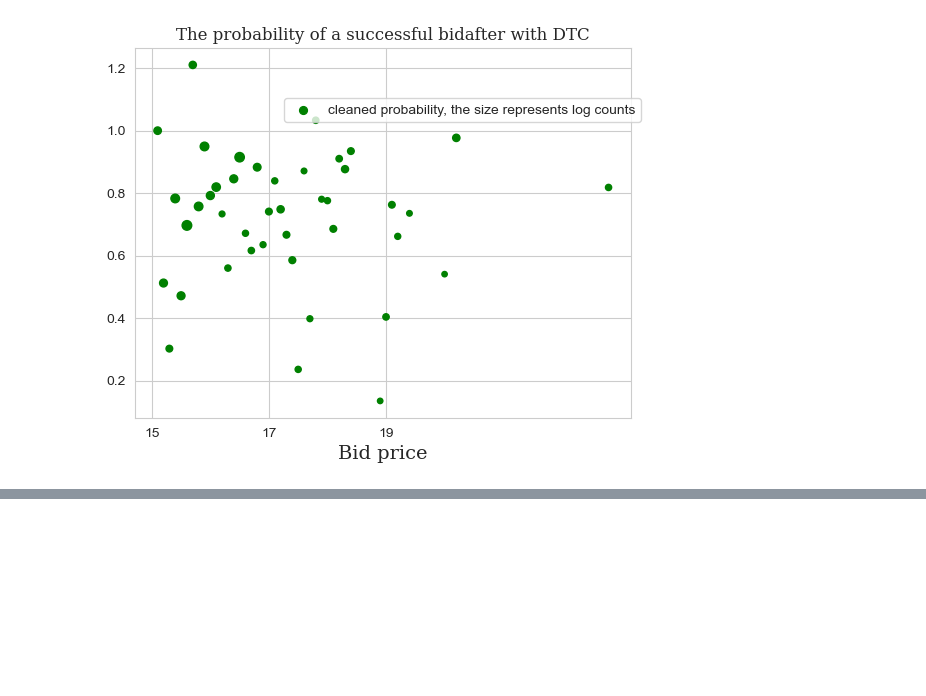
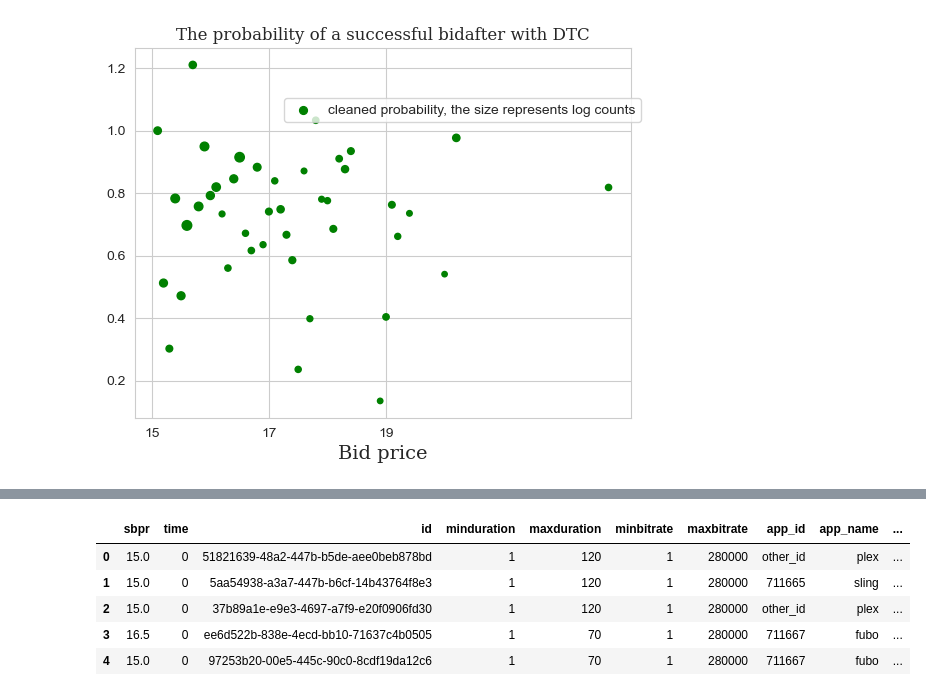
Before and after one commit to ltevlin/Origin, a Jupyter notebook: Presentation_15.ipynb, the cells around one changed output, grey strips where cells are left out. Saved outputs shown, nothing was run; the diff lists cells and outputs as text; code cells hidden in the pictures; blank space fills up the shorter version.

Commit message:
refactored wrapper introducing two functions clean_field and reduce_field, removed a bug; removed all code that has been replaced by the new wrapper

```diff
--- a/Presentation_15.ipynb
+++ b/Presentation_15.ipynb
@@ -938,2 +692,0 @@ def cleanup_model(row):
-# %%
-df_15_YN.device_model = df_15_YN.device_model.apply(cleanup_model)
@@ -1016,2 +730,0 @@ def reduce_reg_name(row,labels_name):
-# %%
-df_15_YN.geo_region = df_15_YN.geo_region.apply(reduce_reg_name, args= (regions_name,))
@@ -1055,2 +748,0 @@ def reduce_metro(row, labels_metro):
-# %%
-df_15_YN.geo_metro = df_15_YN.geo_metro.apply(reduce_metro, args=(labels_metro,))
@@ -1533,0 +1146,5 @@ def clean_all_features(df_15_YN = df_15_YN, app_id_thresh = 0.05, app_name_thres
+# %%
+bdid_set = set(om_clean_0409[om_clean_0409.sflr == 15.0].bdid)
+df_e0409_15 = pd.read_pickle("bres_0409_15_clean")
+df_e0409_15['data'] = df_e0409_15.apply(lambda row: row.id in bdid_set, axis=1)
+df_e0409_15.head()
@@ -1533,0 +1158,10 @@ def clean_all_features(df_15_YN = df_15_YN, app_id_thresh = 0.05, app_name_thres
+# %%
+df_cl = clean_all_features(df_e0409_15)
+df_cl.head()
+# %% [output]
+|  | sbpr | time | id | minduration | maxduration | minbitrate | maxbitrate | app_id | app_name | ... |
+| 0 | 15.0 | 0 | 51821639-48a2-447b-b5de-aee0beb878bd | 1 | 120 | 1 | 280000 | other_id | plex | ... |
+| 1 | 15.0 | 0 | 5aa54938-a3a7-447b-b6cf-14b43764f8e3 | 1 | 120 | 1 | 280000 | 711665 | sling | ... |
+| 2 | 15.0 | 0 | 37b89a1e-e9e3-4697-a7f9-e20f0906fd30 | 1 | 120 | 1 | 280000 | other_id | plex | ... |
+| 3 | 16.5 | 0 | ee6d522b-838e-4ecd-bb10-71637c4b0505 | 1 | 70 | 1 | 280000 | 711667 | fubo | ... |
+| 4 | 15.0 | 0 | 97253b20-00e5-445c-90c0-8cdf19da12c6 | 1 | 70 | 1 | 280000 | 711667 | fubo | ... |
```
Also changed, not shown: parts of 35 cells of this notebook.
